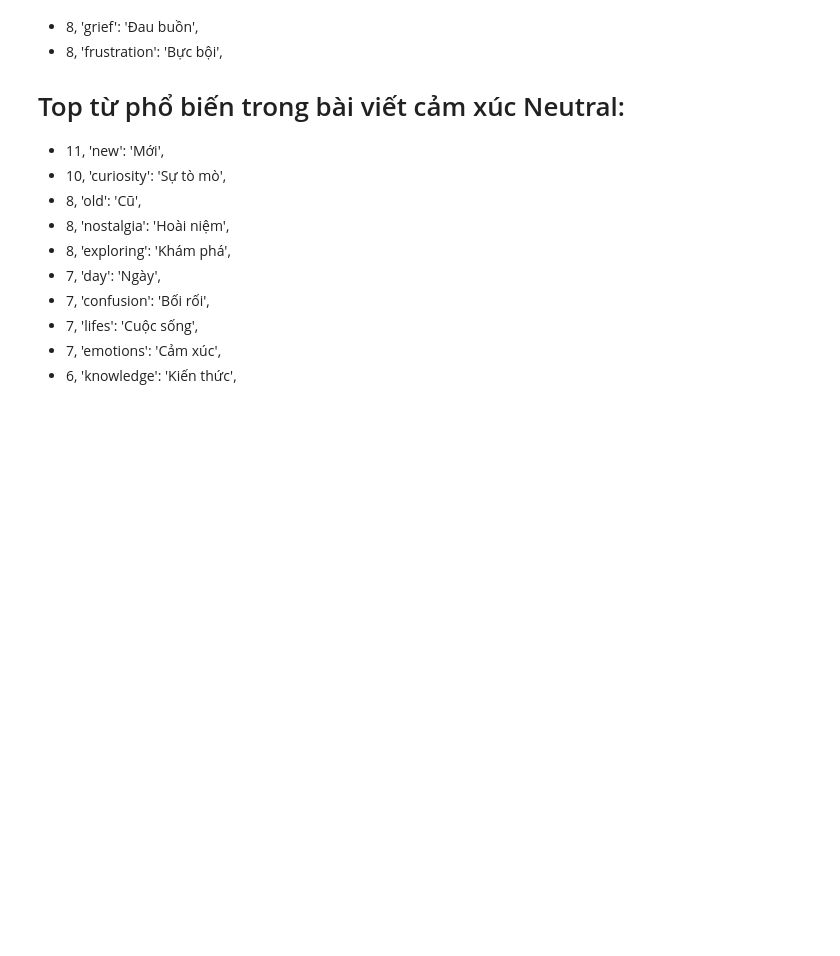
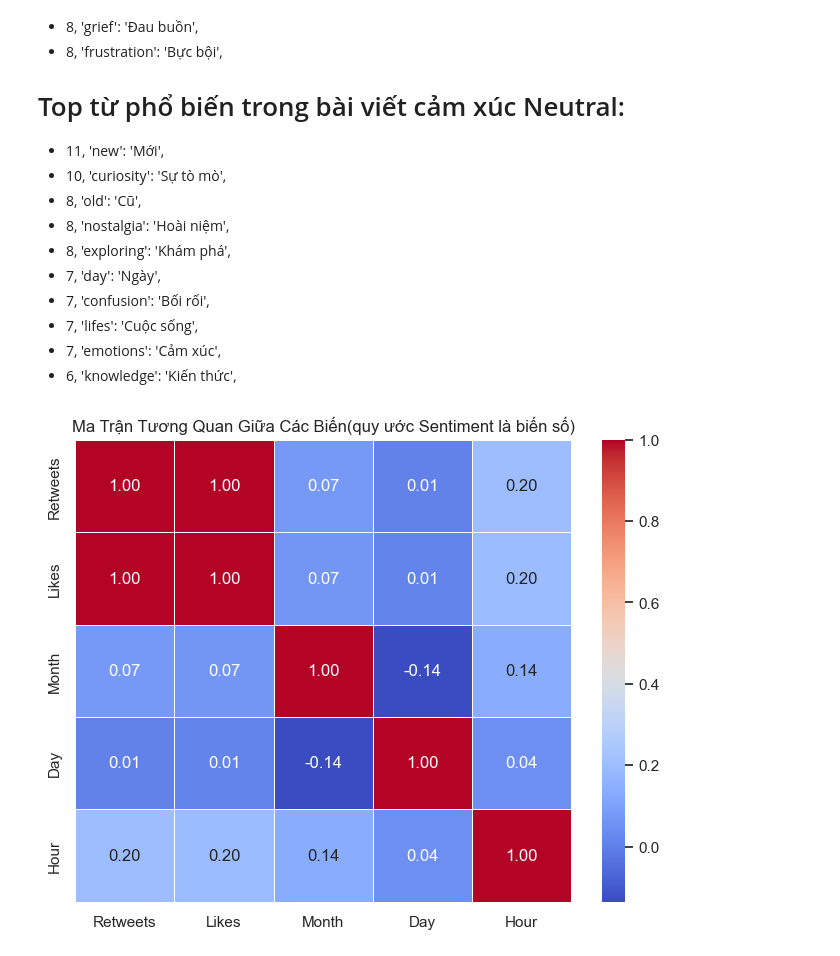
Before and after one commit to NhatNam15151515/Social-Media-Sentiments-Analysis, a Jupyter notebook: social-media-sentiments-analysis/notebooks/Social Media Sentiments Analysis - New Data.ipynb, the cells around one changed output. Saved outputs shown, nothing was run; the diff lists cells and outputs as text; code cells hidden in the pictures; blank space fills up the shorter version.

```diff
--- a/social-media-sentiments-analysis/notebooks/Social Media Sentiments Analysis - New Data.ipynb
+++ b/social-media-sentiments-analysis/notebooks/Social Media Sentiments Analysis - New Data.ipynb
@@ -888,3 +888,23 @@ Top từ phổ biến trong bài viết cảm xúc Positive:
 - 7,  'lifes': 'Cuộc sống',
 - 7,  'emotions': 'Cảm xúc',
 - 6,  'knowledge': 'Kiến thức',
+# %%
+# Chuyển đổi Sentiment thành giá trị số
+sentiment_mapping = {'Positive': 1, 'Neutral': 0, 'Negative': -1}
+df['Sentiment_num'] = df['Sentiment'].map(sentiment_mapping)
+
+# Tính toán lại ma trận tương quan bao gồm Sentiment_numeric
+correlation_matrix_with_sentiment = df[[ 'Retweets', 'Likes','Month', 'Day', 'Hour']].corr()
+
+# Vẽ heatmap hiển thị ma trận tương quan
+plt.figure(figsize=(8, 6))
+sns.heatmap(correlation_matrix_with_sentiment, annot=True, cmap='coolwarm', fmt='.2f', linewidths=0.5)
+plt.title('Ma Trận Tương Quan Giữa Các Biến(quy ước Sentiment là biến số)')
+# Đường dẫn lưu file
+file_name = os.path.join(saving_path, "ma trận tương quan giữa các biến(quy ước Sentiment là biến số).png")
+
+# Lưu biểu đồ
+plt.savefig(file_name, dpi=300, bbox_inches='tight')
+plt.show()
+# %% [output]
+[figure, added]
```
Also changed, not shown: 59 other files.
